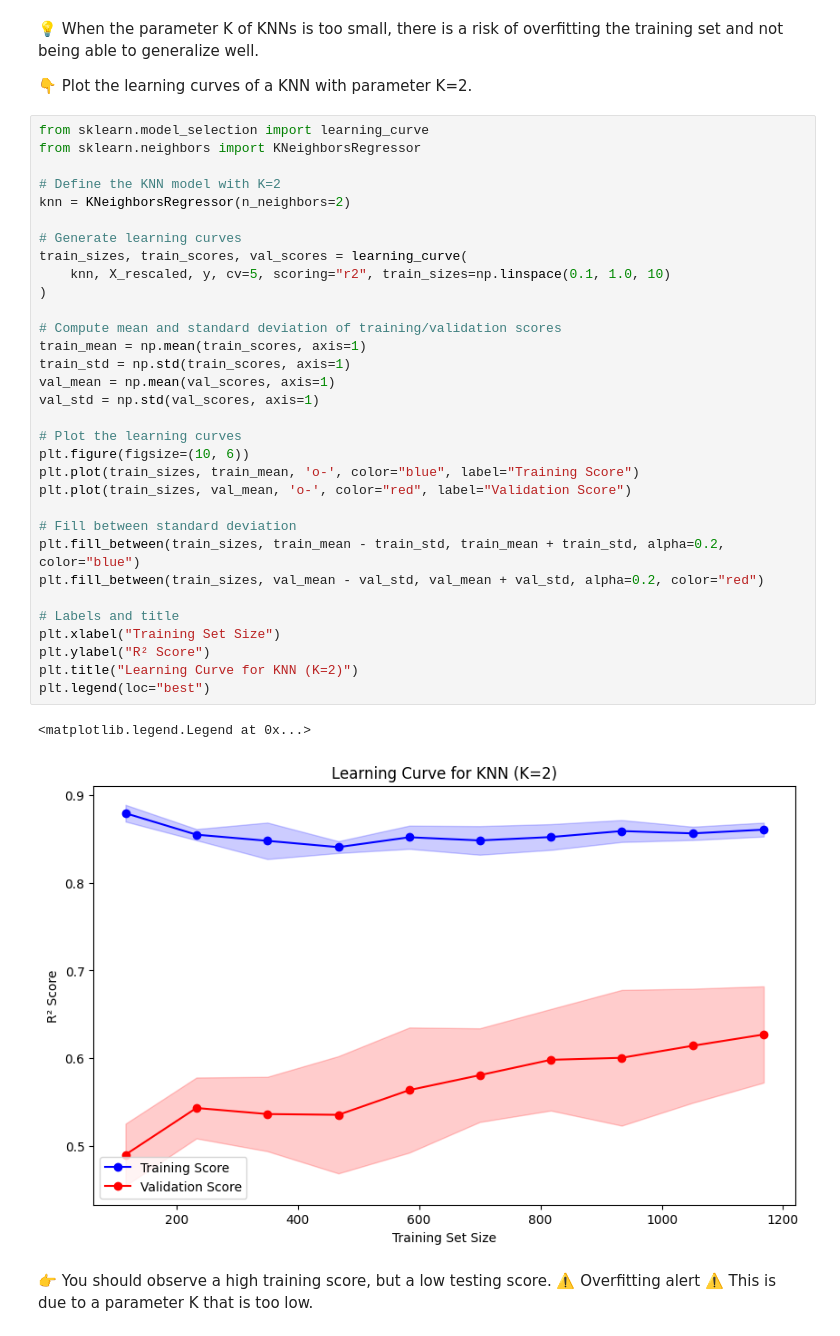
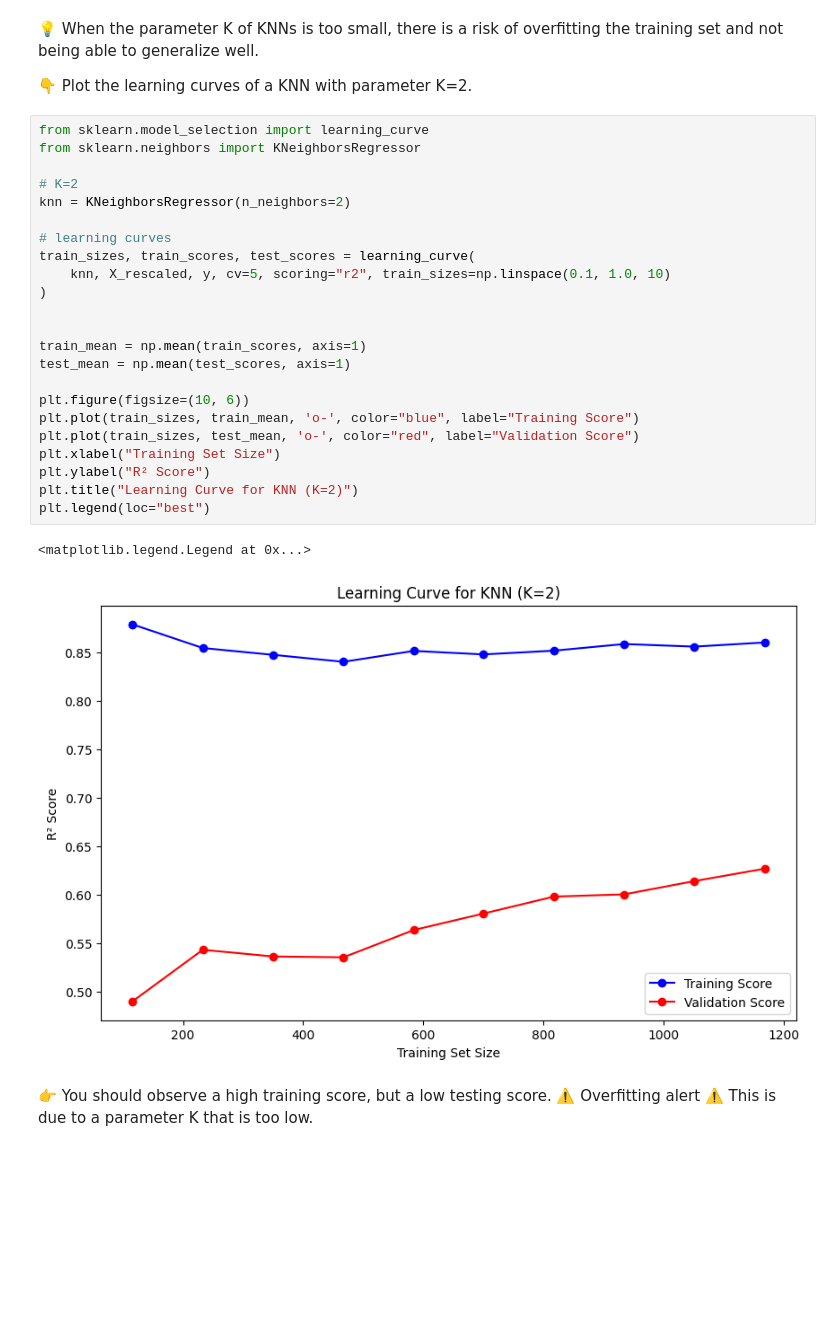
Before and after one commit to mahshid90/data-knn, a Jupyter notebook: KNN.ipynb, the cells around one changed output. Cells and saved outputs as stored; diff of their text form; blank space fills up the shorter version.

```diff
--- a/KNN.ipynb
+++ b/KNN.ipynb
@@ -263,38 +262,29 @@ git push origin master
 # %%
 from sklearn.model_selection import learning_curve
 from sklearn.neighbors import KNeighborsRegressor
 
-# Define the KNN model with K=2
+# K=2
 knn = KNeighborsRegressor(n_neighbors=2)
 
-# Generate learning curves
-train_sizes, train_scores, val_scores = learning_curve(
+# learning curves
+train_sizes, train_scores, test_scores = learning_curve(
     knn, X_rescaled, y, cv=5, scoring="r2", train_sizes=np.linspace(0.1, 1.0, 10)
 )
 
-# Compute mean and standard deviation of training/validation scores
+
 train_mean = np.mean(train_scores, axis=1)
-train_std = np.std(train_scores, axis=1)
-val_mean = np.mean(val_scores, axis=1)
-val_std = np.std(val_scores, axis=1)
+test_mean = np.mean(test_scores, axis=1)
 
-# Plot the learning curves
 plt.figure(figsize=(10, 6))
 plt.plot(train_sizes, train_mean, 'o-', color="blue", label="Training Score")
-plt.plot(train_sizes, val_mean, 'o-', color="red", label="Validation Score")
-
-# Fill between standard deviation
-plt.fill_between(train_sizes, train_mean - train_std, train_mean + train_std, alpha=0.2, color="blue")
-plt.fill_between(train_sizes, val_mean - val_std, val_mean + val_std, alpha=0.2, color="red")
-
-# Labels and title
+plt.plot(train_sizes, test_mean, 'o-', color="red", label="Validation Score")
 plt.xlabel("Training Set Size")
 plt.ylabel("R² Score")
 plt.title("Learning Curve for KNN (K=2)")
 plt.legend(loc="best")
 # %% [output]
 <matplotlib.legend.Legend at 0x...>
-[figure, old version]
+[figure, new version]
 # %% [markdown]
 👉 You should observe a high training score, but a low testing score. ⚠️ Overfitting alert ⚠️ This is due to a parameter K that is too low.
 # %% [markdown]
```
Also changed, not shown: parts of 1 cell of this notebook.
